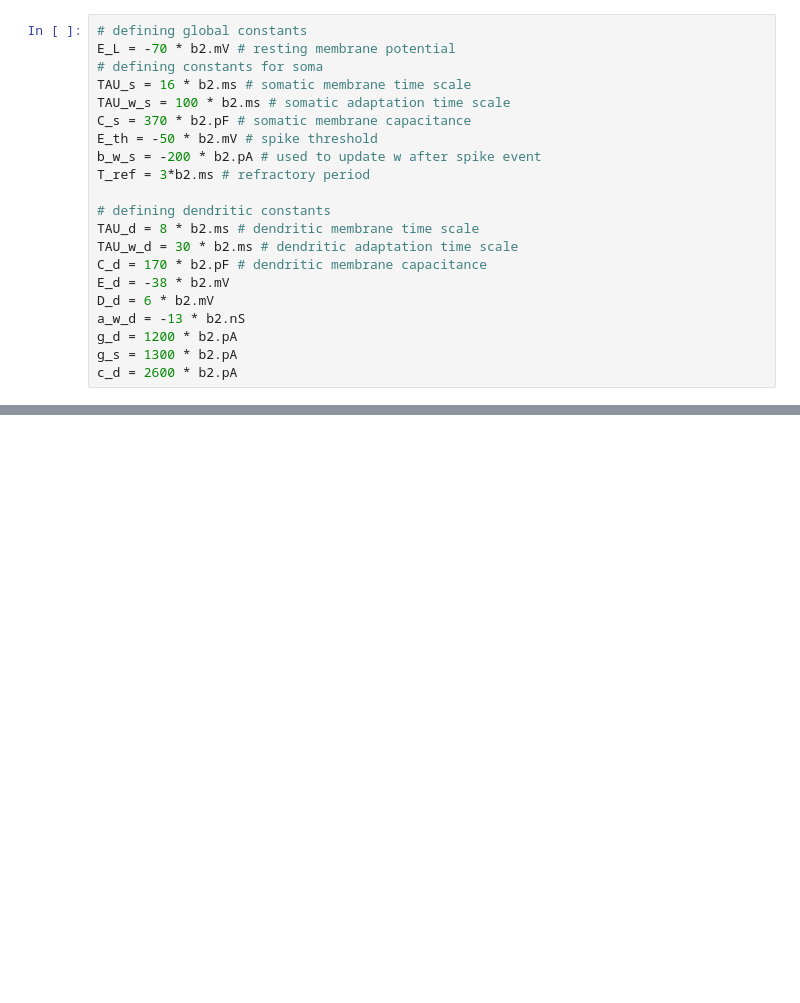
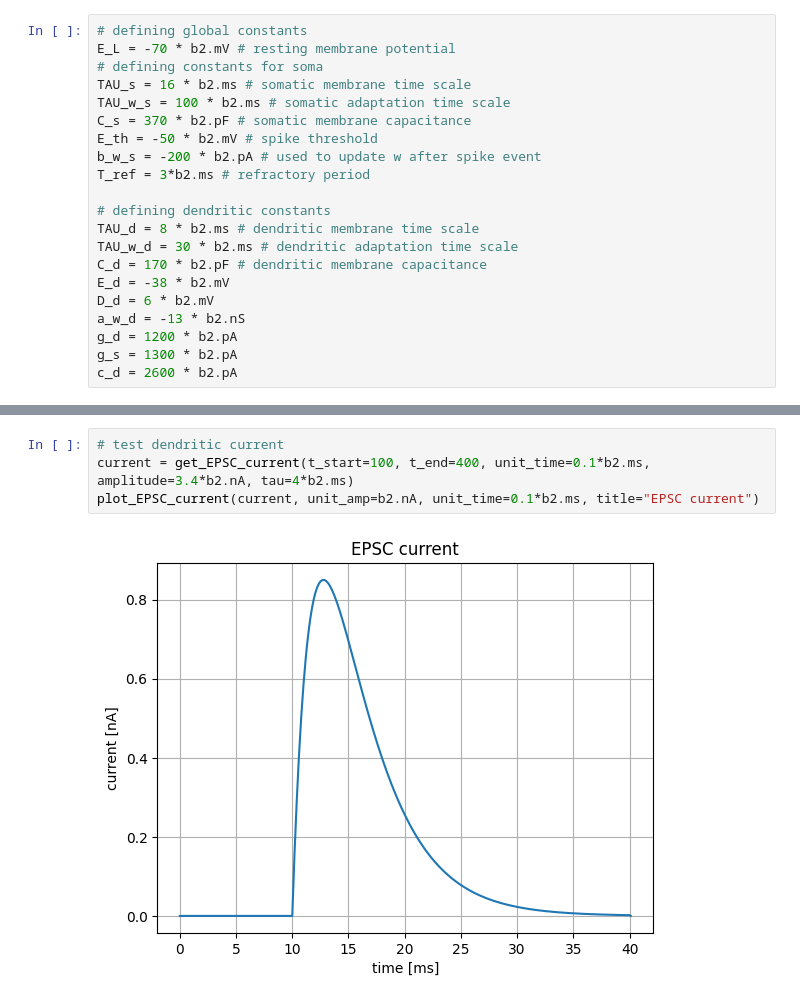
Before and after one commit to lniederhauser/neuronal_dynamics_miniproject, a Jupyter notebook: main.ipynb, the cells around one changed output, grey strips where cells are left out. Saved outputs shown, nothing was run; the diff lists cells and outputs as text; blank space fills up the shorter version.

```diff
--- a/main.ipynb
+++ b/main.ipynb
@@ -195,0 +205,6 @@ step_current = input_factory.get_step_current(t_start=5, t_end=10, unit_time=b2.
+# %%
+# test dendritic current
+current = get_EPSC_current(t_start=100, t_end=400, unit_time=0.1*b2.ms, amplitude=3.4*b2.nA, tau=4*b2.ms)
+plot_EPSC_current(current, unit_amp=b2.nA, unit_time=0.1*b2.ms, title="EPSC current")
+# %% [output]
+[figure, added]
```
Also changed, not shown: parts of 23 cells of this notebook, 1 other file.
